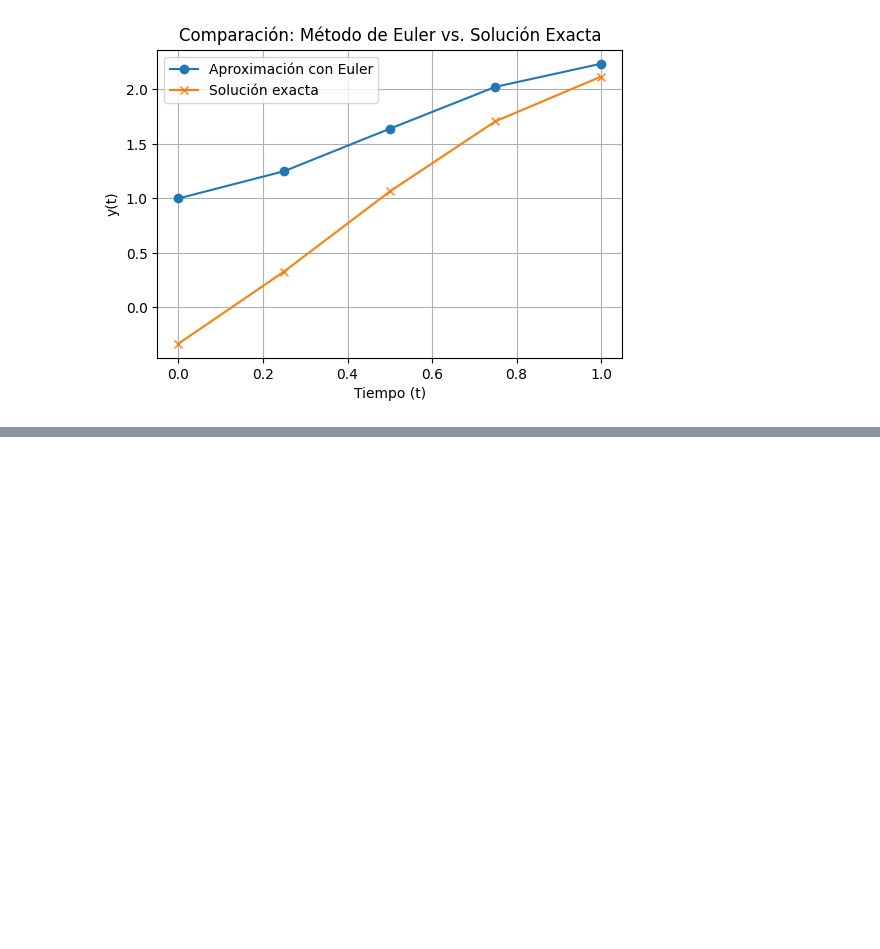
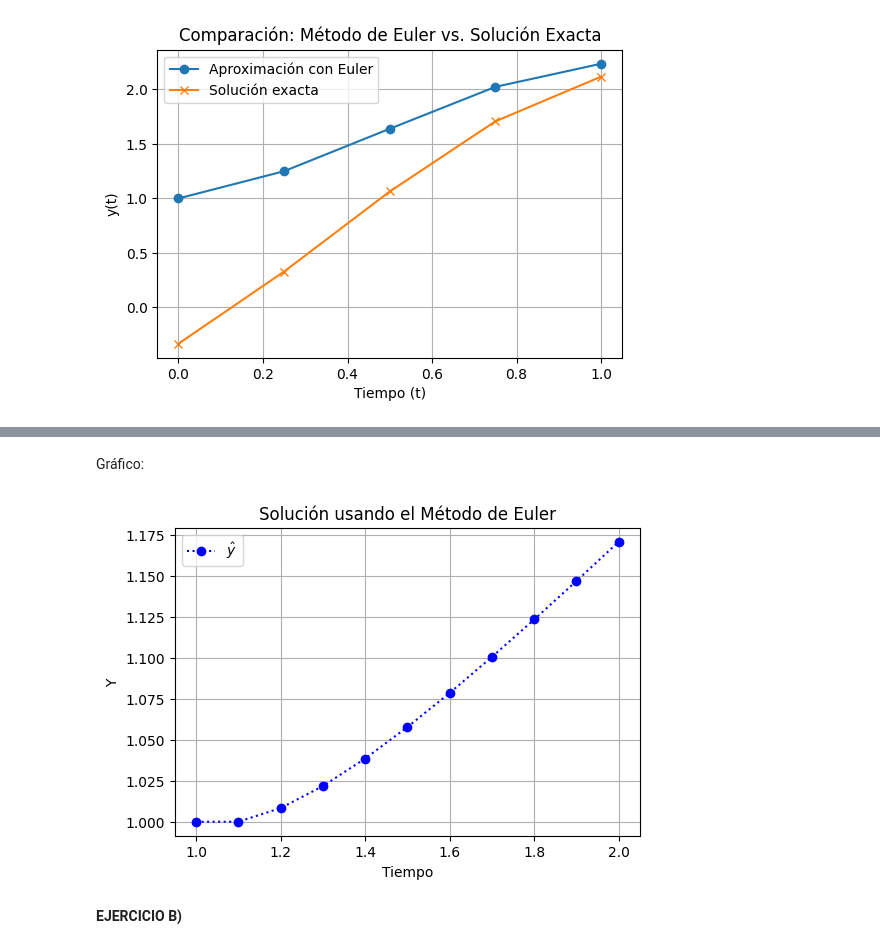
Before and after one commit to SebastianMoralesEpn/Github1.0, a Jupyter notebook: Tareas/[Tarea 12] Ejercicios Unidad 05-A ODE Método de Euler/[Tarea 12] Ejercicios Unidad 05-A ODE Método de Euler - Morales Sebastian.ipynb, the cells around one changed output, grey strips where cells are left out. Saved outputs shown, nothing was run; the diff lists cells and outputs as text; code cells hidden in the pictures; blank space fills up the shorter version.

Commit message:
Resolución ejercicio 3 de la Tarea 12

```diff
--- a/Tareas/[Tarea 12] Ejercicios Unidad 05-A ODE Método de Euler/[Tarea 12] Ejercicios Unidad 05-A ODE Método de Euler - Morales Sebastian.ipynb
+++ b/Tareas/[Tarea 12] Ejercicios Unidad 05-A ODE Método de Euler/[Tarea 12] Ejercicios Unidad 05-A ODE Método de Euler - Morales Sebastian.ipynb
@@ -358,0 +365,19 @@ plot_euler_vs_exact(ts, ys, ys_exact)
+# %%
+def euler_method(f, y0, a, b, N):
+    h = (b - a) / N
+    t_values = [round(a + i * h, 4) for i in range(N + 1)]
+    y_values = [y0]
+
+    for i in range(N):
+        y_next = y_values[-1] + h * f(t_values[i], y_values[-1])
+        y_values.append(round(y_next, 4))
+
+    return y_values, t_values, h
+
+f_a = lambda t, y: y / t - (y / t) ** 2
+
+a, b, y0, step_size = 1, 2, 1, 0.1
+N = int((b - a) / step_size)
+
+ys, ts, h = euler_method(f_a, y0, a, b, N)
+ys
@@ -358,0 +396,18 @@ plot_euler_vs_exact(ts, ys, ys_exact)
+# %% [markdown]
+Gráfico:
+# %%
+def plot_euler_solution(t_values, y_values):
+    plt.figure(figsize=(6, 4))
+    plt.plot(t_values, y_values, marker="o", linestyle=":", color="blue", label=r"$\hat{y}$")
+    plt.xlabel("Tiempo")
+    plt.ylabel("Y")
+    plt.title("Solución usando el Método de Euler")
+    plt.legend()
+    plt.grid(True)
+    plt.show()
+
+plot_euler_solution(ts, ys)
+# %% [output]
+[figure, added]
+# %% [markdown]
+**EJERCICIO B)**
```
Also changed, not shown: parts of 15 cells of this notebook.
